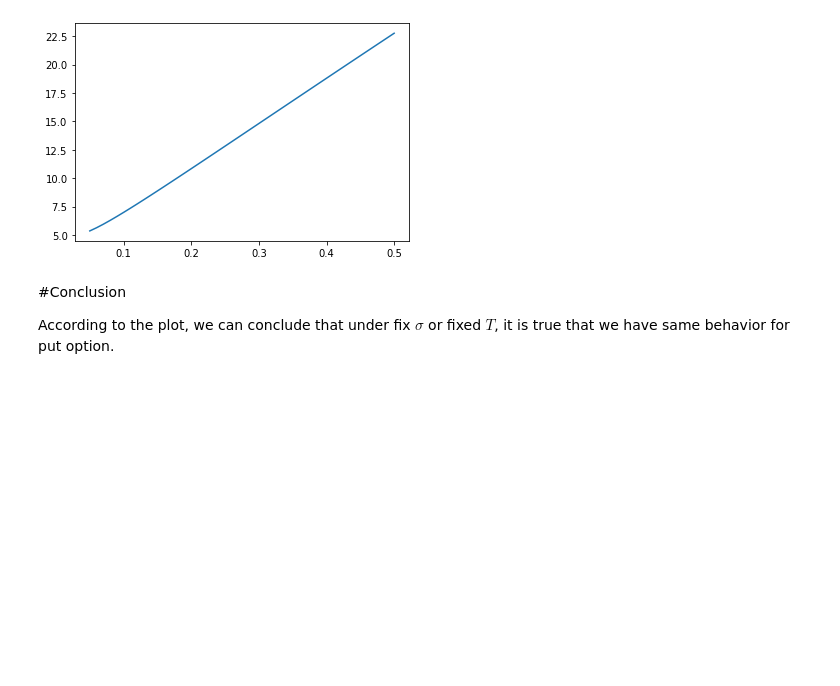
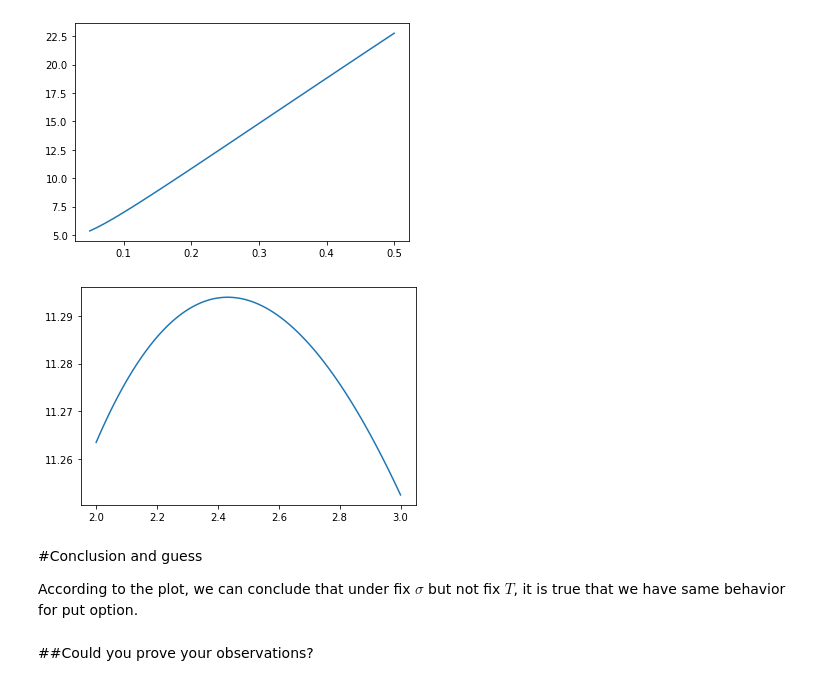
Before and after one commit to cengaiyeung/20MA573, a Jupyter notebook: src/hw03_part2.ipynb, the cells around one changed output. Cells and saved outputs as stored; diff of their text form; code cells hidden in the pictures; blank space fills up the shorter version.

```diff
--- a/src/hw03_part2.ipynb
+++ b/src/hw03_part2.ipynb
@@ -136,7 +135,16 @@ plt.plot(gbm2.vol_ratio, gbm2.bsm_price(option4))
 plt.show()
 # %% [output]
 [figure]
+# %%
+## If we change the interval of maturity T, we have a different observation
+option3.maturity = np.arange(2.0,3.01, 0.01)
+plt.plot(option3.maturity, gbm1.bsm_price(option3))
+plt.show()
+# %% [output]
+[figure, added]
 # %% [markdown]
-#Conclusion
+#Conclusion and guess
 
-According to the plot, we can conclude that under fix $\sigma$ or fixed $T$, it is true that we have same behavior for put option.
+According to the plot, we can conclude that under fix $\sigma$ but not fix $T$, it is true that we have same behavior for put option.
+# %% [markdown]
+##Could you prove your observations?
```
Also changed, not shown: parts of 4 cells of this notebook.
